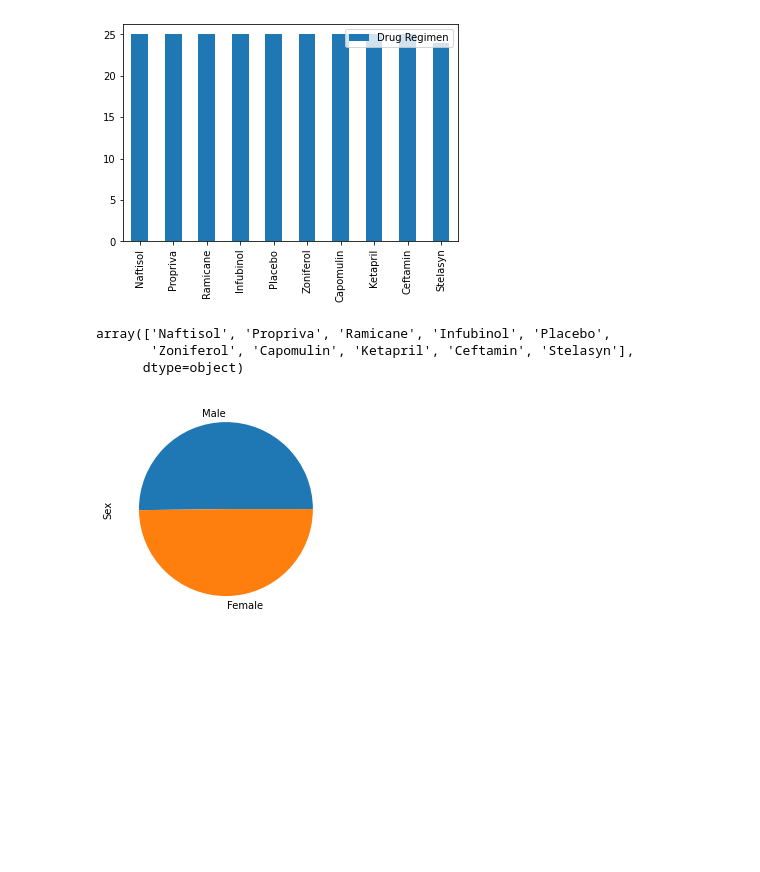
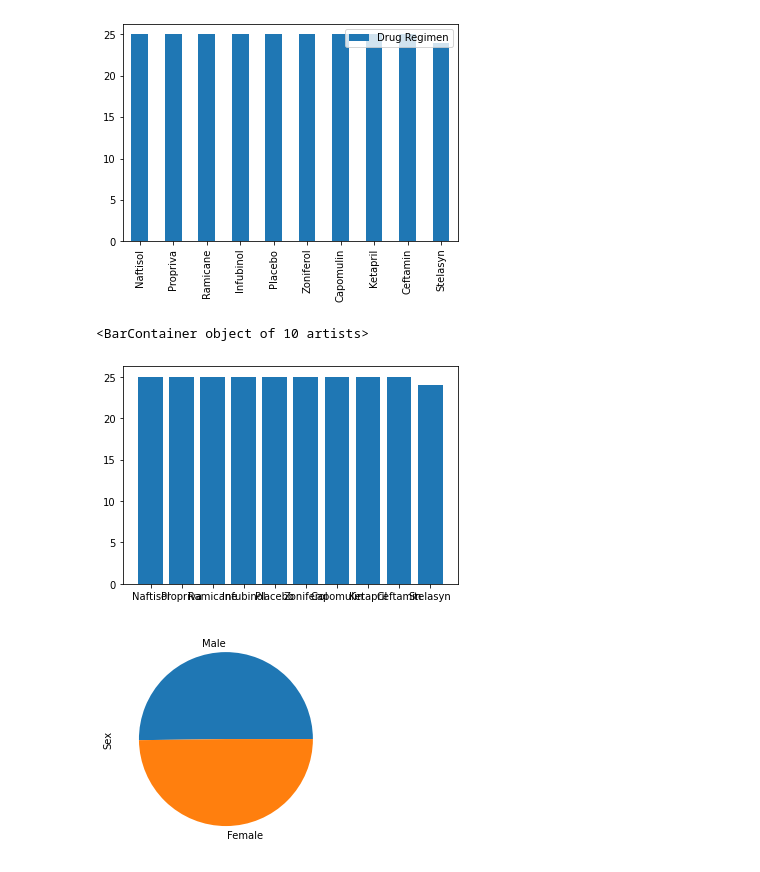
Before and after one commit to simoncastellanos9/matplotlib-challenge, a Jupyter notebook: pymaceuticals.ipynb, the cells around one changed output. Saved outputs shown, nothing was run; the diff lists cells and outputs as text; code cells hidden in the pictures; blank space fills up the shorter version.

Commit message:
set frame for line plot

```diff
--- a/pymaceuticals.ipynb
+++ b/pymaceuticals.ipynb
@@ -123,14 +123,13 @@ drug_chart = drug_regimen.plot(kind="bar")
 # %%
 # Generate a bar plot showing the total number of unique mice tested on each drug regimen using pyplot.
 x_axis=np.arange(len(drug_regimen))
 tick_location = [value for value in x_axis]
 drug_regimen.index.values
-#plt.xticks(tick_location,drug_regimen.index.values)
-#plt.bar(x_axis,drug_regimen['Drug Regimen'])
+plt.xticks(tick_location,drug_regimen.index.values)
+plt.bar(x_axis,drug_regimen['Drug Regimen'])
 # %% [output]
-array(['Naftisol', 'Propriva', 'Ramicane', 'Infubinol', 'Placebo',
-       'Zoniferol', 'Capomulin', 'Ketapril', 'Ceftamin', 'Stelasyn'],
-      dtype=object)
+<BarContainer object of 10 artists>
+[figure, added]
 # %%
 # Generate a pie plot showing the distribution of female versus male mice using pandas
 mice_sex = mouse_data.drop_duplicates(
```
Also changed, not shown: parts of 1 cell of this notebook.
